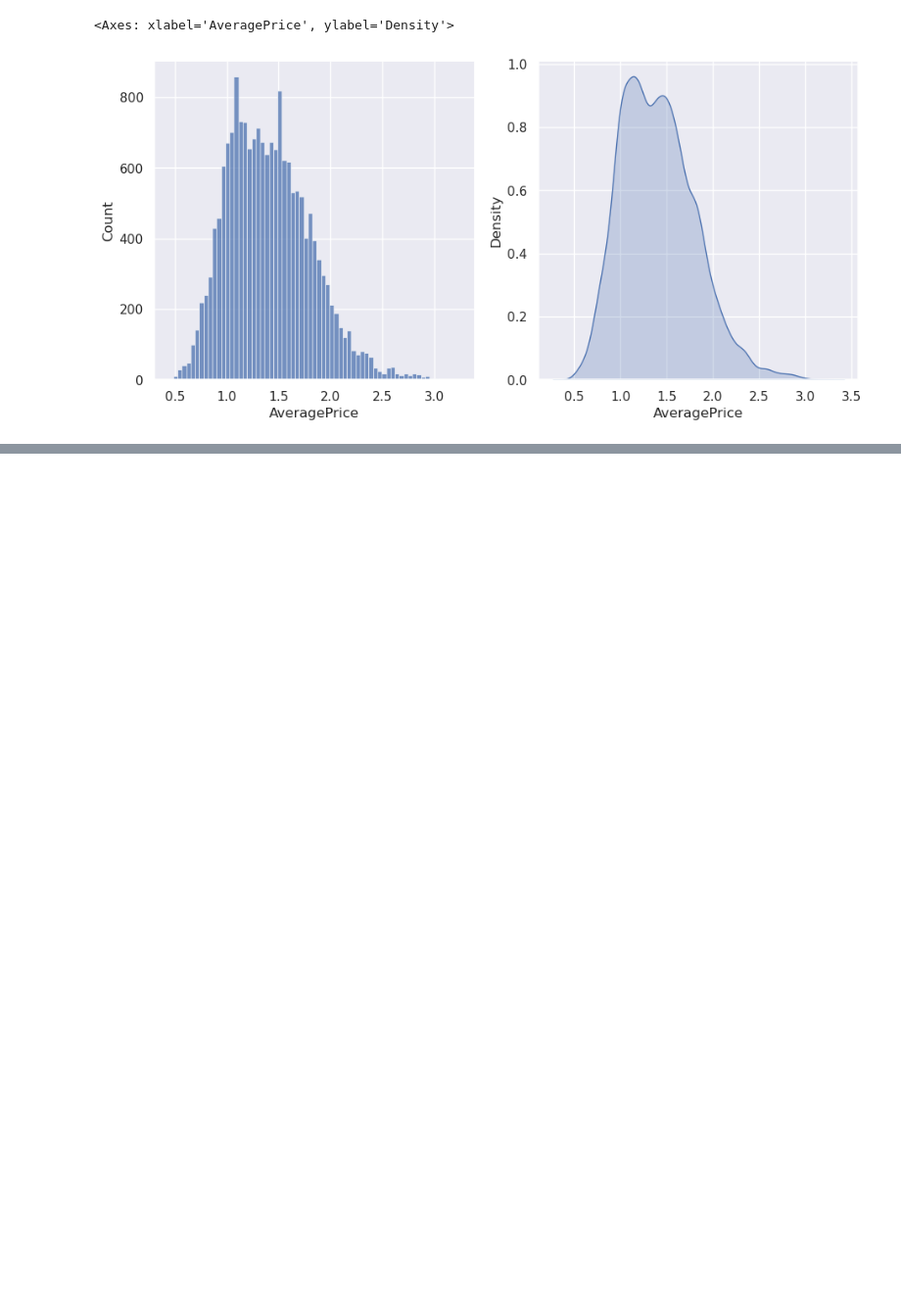
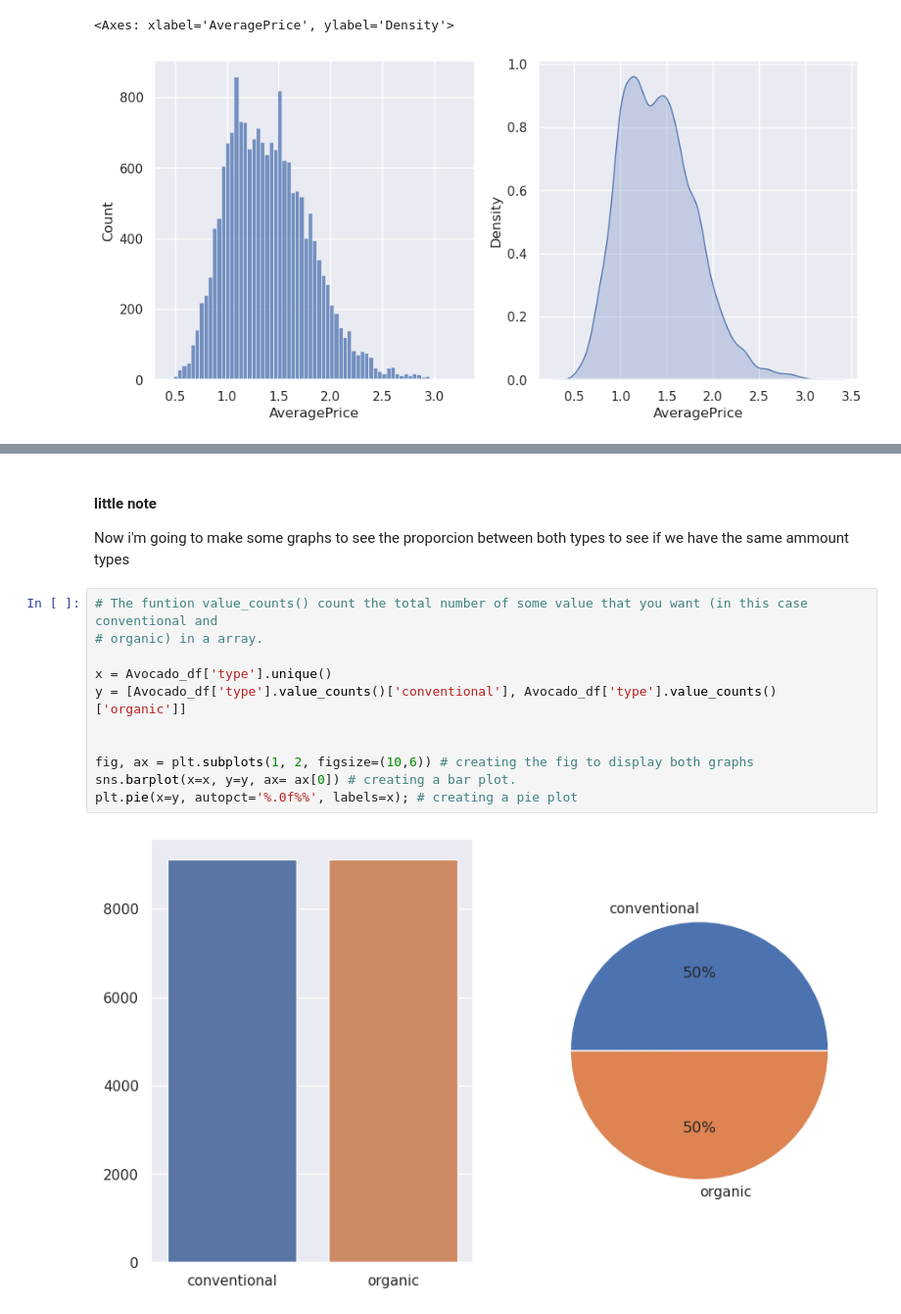
Before and after one commit to GuiRodrigues04/Avocado-price-and-market, a Jupyter notebook: avocado-prices.ipynb, the cells around one changed output, grey strips where cells are left out. Shown at 98% size. Saved outputs shown, nothing was run; the diff lists cells and outputs as text; blank space fills up the shorter version.

Commit message:
Kaggle Notebook | EDA Explanation, simple data visualization | Version 5

```diff
--- a/avocado-prices.ipynb
+++ b/avocado-prices.ipynb
@@ -67,0 +76,16 @@ len(Avocado_df["region"].unique())
+# %% [markdown]
+#### little note
+Now i'm going to make some graphs to see the proporcion between both types to see if we have the same ammount types
+# %%
+# The funtion value_counts() count the total number of some value that you want (in this case conventional and
+# organic) in a array.
+
+x = Avocado_df['type'].unique()
+y = [Avocado_df['type'].value_counts()['conventional'], Avocado_df['type'].value_counts()['organic']]
+
+
+fig, ax = plt.subplots(1, 2, figsize=(10,6)) # creating the fig to display both graphs
+sns.barplot(x=x, y=y, ax= ax[0]) # creating a bar plot.
+plt.pie(x=y, autopct='%.0f%%', labels=x); # creating a pie plot
+# %% [output]
+[figure, added]
```
Also changed, not shown: parts of 11 cells of this notebook.
